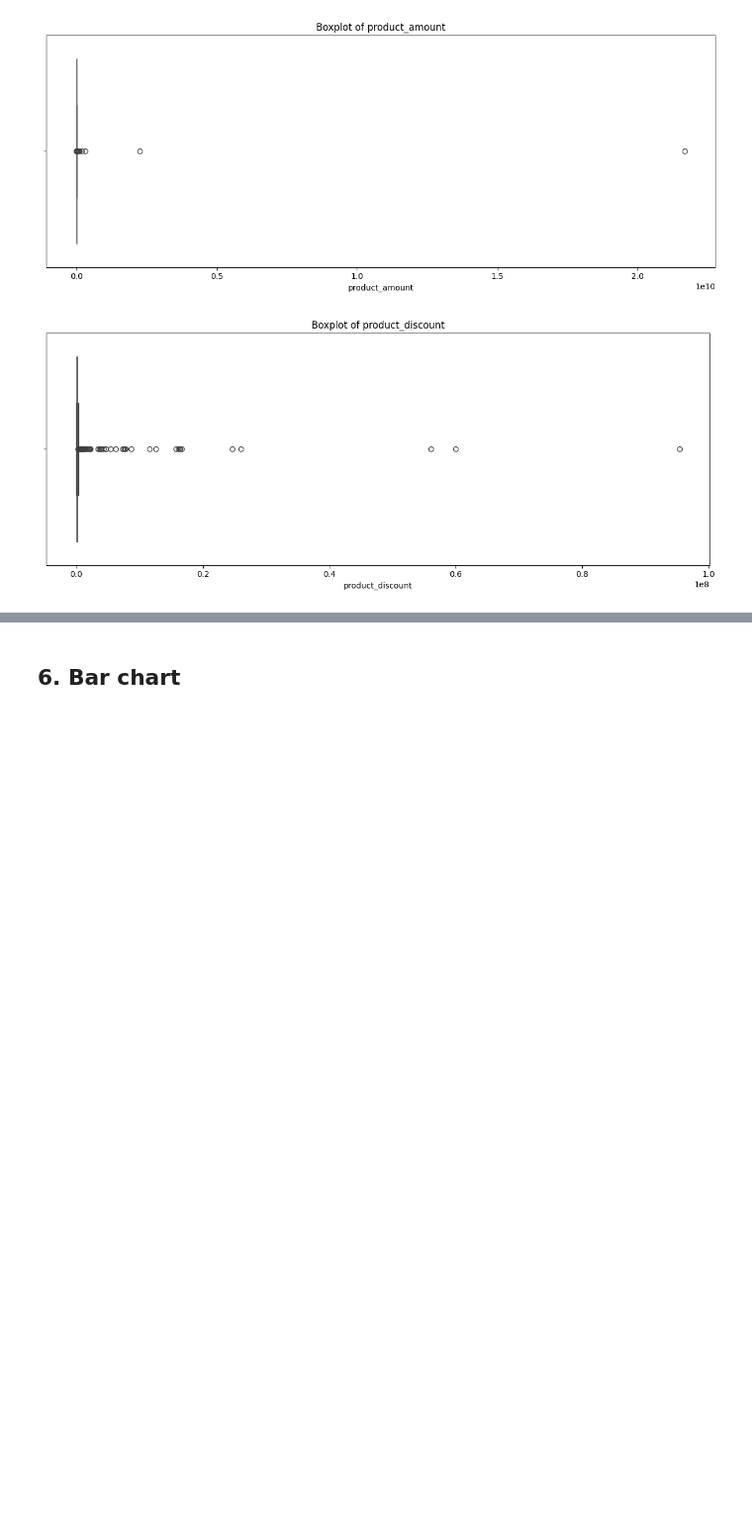
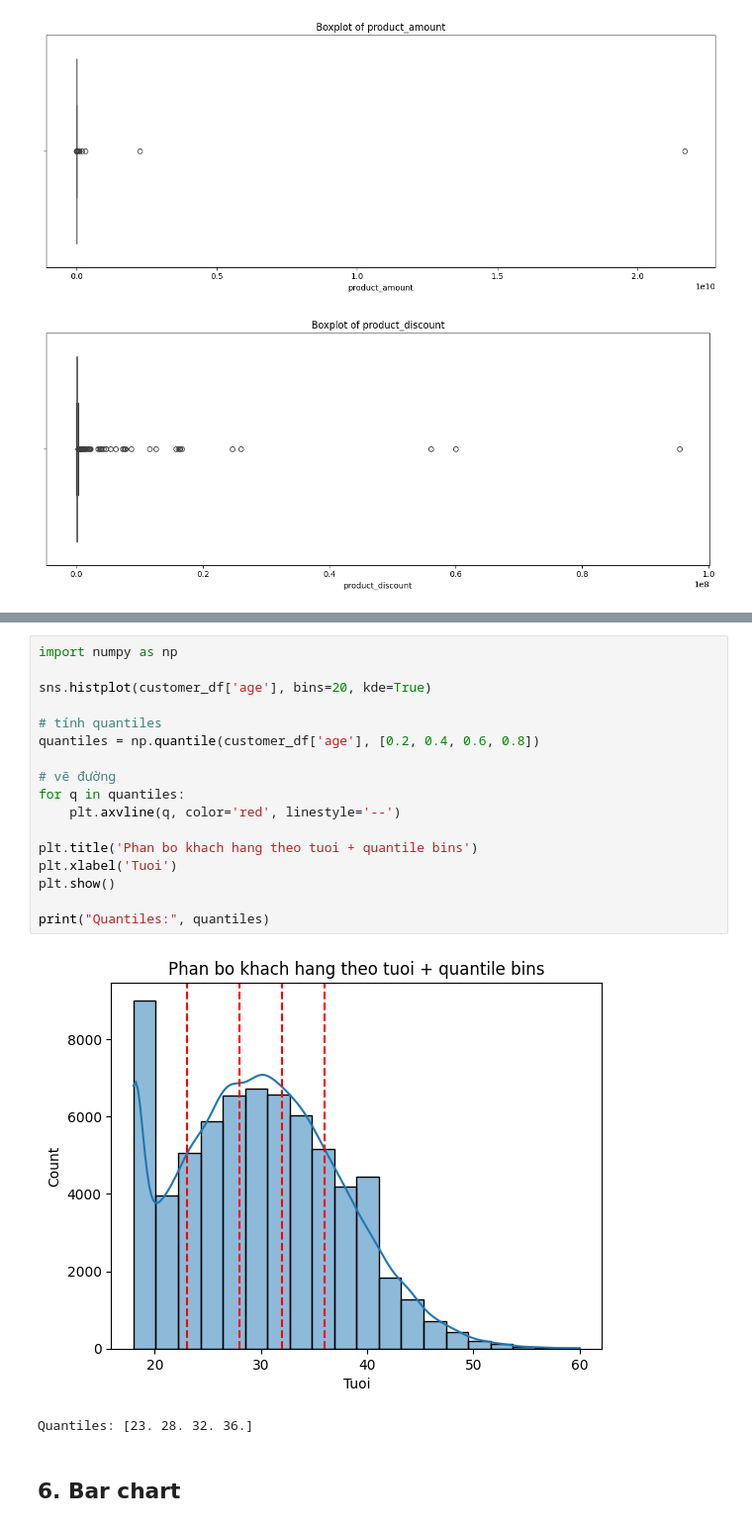
Before and after one commit to phupham14/vnshop, a Jupyter notebook: eda.ipynb, the cells around one changed output, grey strips where cells are left out. Shown at 99% size. Cells and saved outputs as stored; diff of their text form; blank space fills up the shorter version.

```diff
--- a/eda.ipynb
+++ b/eda.ipynb
@@ -340,3 +379,23 @@ for col in numeric_cols:
+# %%
+import numpy as np
+
+sns.histplot(customer_df['age'], bins=20, kde=True)
+
+# tính quantiles
+quantiles = np.quantile(customer_df['age'], [0.2, 0.4, 0.6, 0.8])
+
+# vẽ đường
+for q in quantiles:
+    plt.axvline(q, color='red', linestyle='--')
+
+plt.title('Phan bo khach hang theo tuoi + quantile bins')
+plt.xlabel('Tuoi')
+plt.show()
+
+print("Quantiles:", quantiles)
+# %% [output]
+[figure, added]
+Quantiles: [23. 28. 32. 36.]
 # %% [markdown]
 ## 6. Bar chart
 # %%
```
Also changed, not shown: parts of 27 cells of this notebook, 2 other files.
